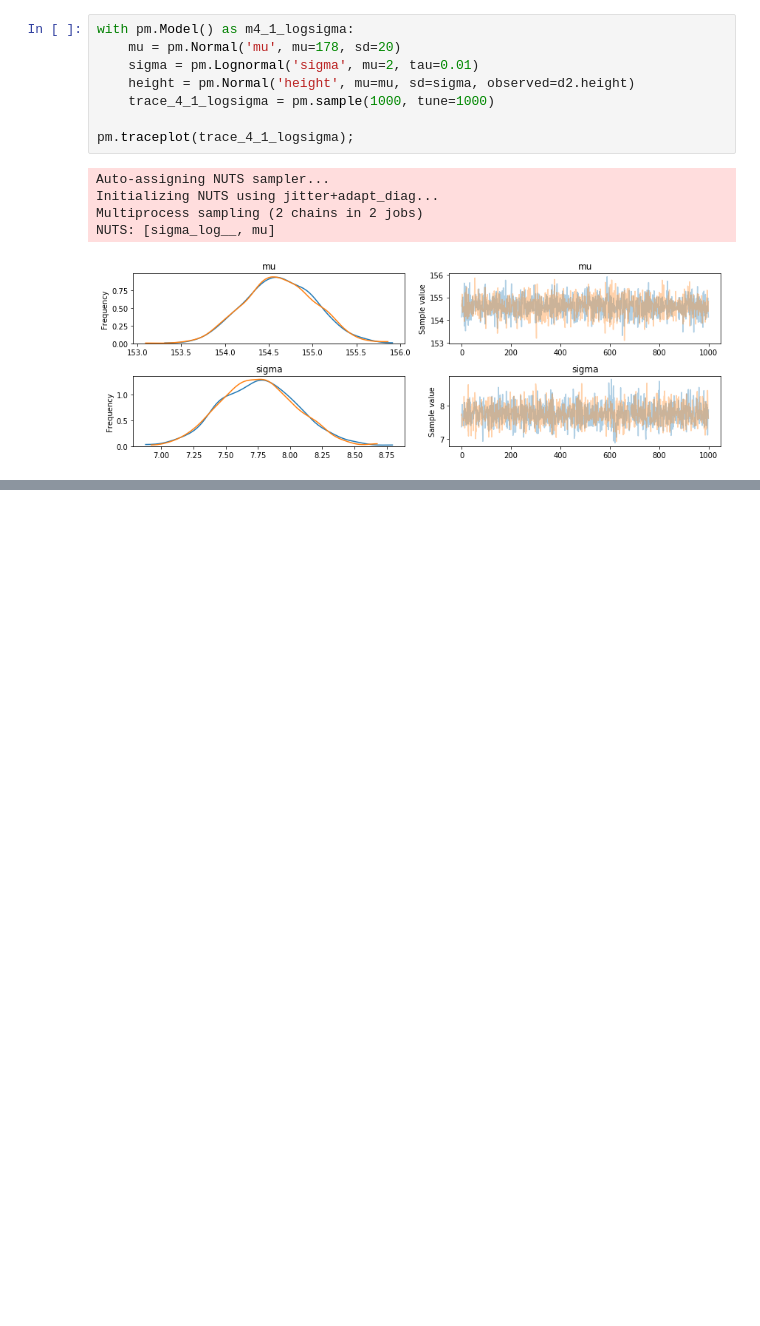
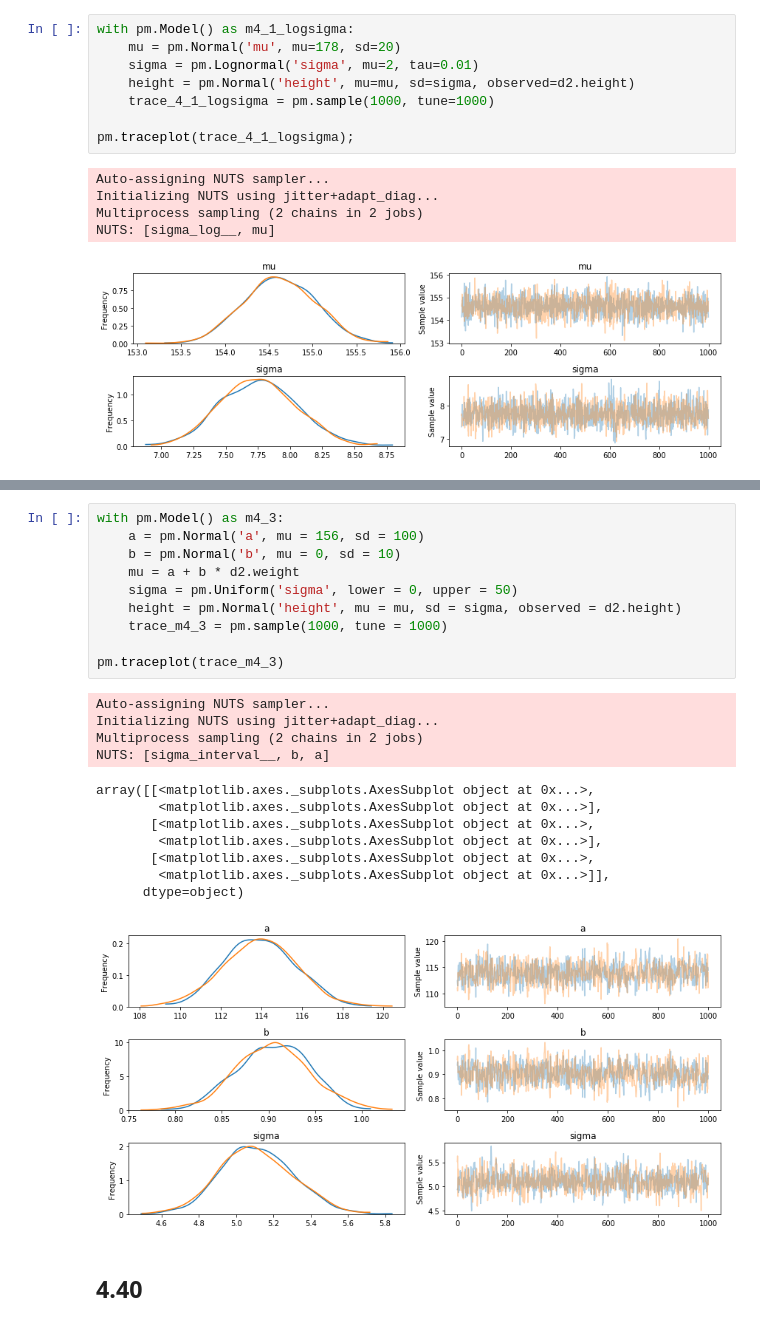
Before and after one commit to efcaguab/statistical-rethinking, a Jupyter notebook: learning-code/chapter-4-code.ipynb, the cells around one changed output, grey strips where cells are left out. Saved outputs shown, nothing was run; the diff lists cells and outputs as text; blank space fills up the shorter version.

```diff
--- a/learning-code/chapter-4-code.ipynb
+++ b/learning-code/chapter-4-code.ipynb
@@ -247,0 +255,25 @@ NUTS: [sigma_log__, mu]
+# %%
+with pm.Model() as m4_3:
+    a = pm.Normal('a', mu = 156, sd = 100)
+    b = pm.Normal('b', mu = 0, sd = 10)
+    mu = a + b * d2.weight
+    sigma = pm.Uniform('sigma', lower = 0, upper = 50)
+    height = pm.Normal('height', mu = mu, sd = sigma, observed = d2.height)
+    trace_m4_3 = pm.sample(1000, tune = 1000)
+
+pm.traceplot(trace_m4_3)
+# %% [output]
+Auto-assigning NUTS sampler...
+Initializing NUTS using jitter+adapt_diag...
+Multiprocess sampling (2 chains in 2 jobs)
+NUTS: [sigma_interval__, b, a]
+array([[<matplotlib.axes._subplots.AxesSubplot object at 0x...>,
+        <matplotlib.axes._subplots.AxesSubplot object at 0x...>],
+       [<matplotlib.axes._subplots.AxesSubplot object at 0x...>,
+        <matplotlib.axes._subplots.AxesSubplot object at 0x...>],
+       [<matplotlib.axes._subplots.AxesSubplot object at 0x...>,
+        <matplotlib.axes._subplots.AxesSubplot object at 0x...>]],
+      dtype=object)
+[figure, added]
+# %% [markdown]
+## 4.40
```
Also changed, not shown: parts of 26 cells of this notebook.
